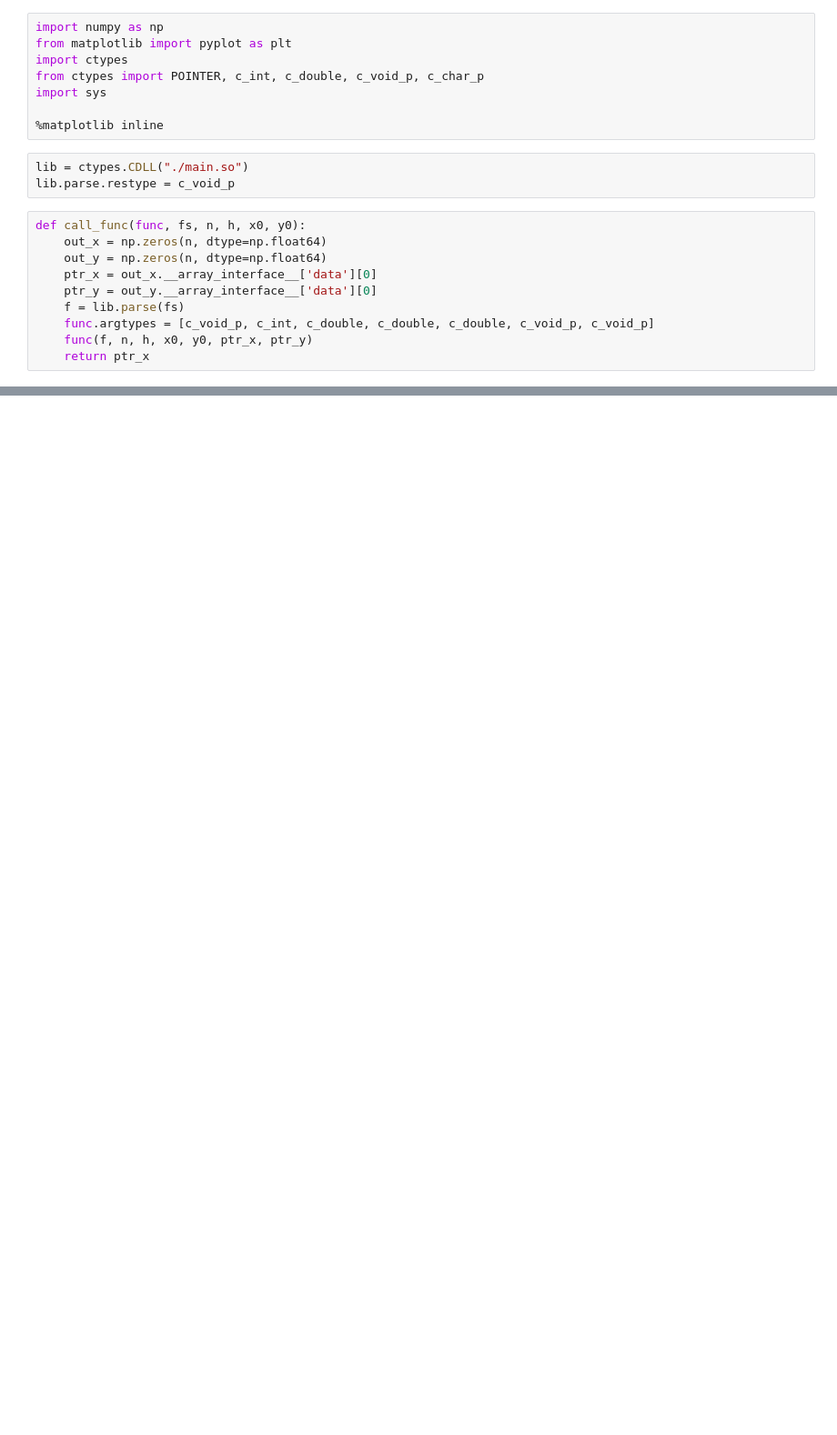
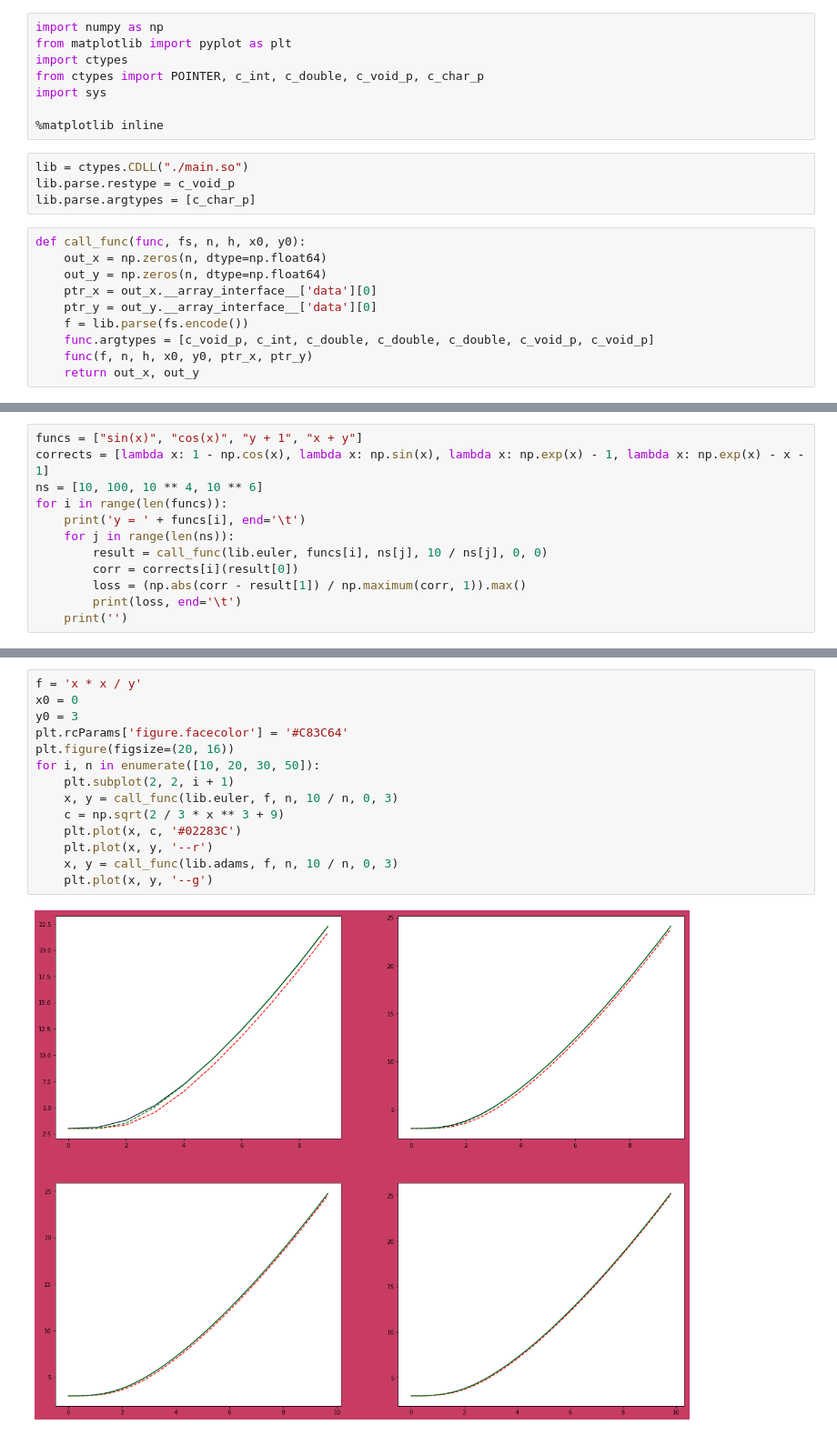
Before and after one commit to MEGIKS/DE_euler_method, a Jupyter notebook: visual.ipynb, the cells around one changed output, grey strips where cells are left out. Shown: that part at 91% size. Drawn from its saved outputs; the diff is of its cells as text; blank space fills up the shorter version.

Commit message:
Graphics

```diff
--- a/visual.ipynb
+++ b/visual.ipynb
@@ -9,16 +9,17 @@ import sys
 # %%
 lib = ctypes.CDLL("./main.so")
 lib.parse.restype = c_void_p
+lib.parse.argtypes = [c_char_p]
 # %%
 def call_func(func, fs, n, h, x0, y0):
     out_x = np.zeros(n, dtype=np.float64)
     out_y = np.zeros(n, dtype=np.float64)
     ptr_x = out_x.__array_interface__['data'][0]
     ptr_y = out_y.__array_interface__['data'][0]
-    f = lib.parse(fs)
+    f = lib.parse(fs.encode())
     func.argtypes = [c_void_p, c_int, c_double, c_double, c_double, c_void_p, c_void_p]
     func(f, n, h, x0, y0, ptr_x, ptr_y)
-    return ptr_x
+    return out_x, out_y
 # %%
 call_func(lib.euler, 'sin(x)', 10, 0.2, 0.0, 0.0)
 # %% [output]
@@ -27,0 +29,12 @@ call_func
+# %%
+funcs = ["sin(x)", "cos(x)", "y + 1", "x + y"]
+corrects = [lambda x: 1 - np.cos(x), lambda x: np.sin(x), lambda x: np.exp(x) - 1, lambda x: np.exp(x) - x - 1]
+ns = [10, 100, 10 ** 4, 10 ** 6]
+for i in range(len(funcs)):
+    print('y = ' + funcs[i], end='\t')
+    for j in range(len(ns)):
+        result = call_func(lib.euler, funcs[i], ns[j], 10 / ns[j], 0, 0)
+        corr = corrects[i](result[0])
+        loss = (np.abs(corr - result[1]) / np.maximum(corr, 1)).max()
+        print(loss, end='\t')
+    print('')
@@ -27,0 +46,16 @@ call_func
+# %%
+f = 'x * x / y'
+x0 = 0
+y0 = 3
+plt.rcParams['figure.facecolor'] = '#C83C64'
+plt.figure(figsize=(20, 16))
+for i, n in enumerate([10, 20, 30, 50]):
+    plt.subplot(2, 2, i + 1)
+    x, y = call_func(lib.euler, f, n, 10 / n, 0, 3)
+    c = np.sqrt(2 / 3 * x ** 3 + 9)
+    plt.plot(x, c, '#02283C')
+    plt.plot(x, y, '--r')
+    x, y = call_func(lib.adams, f, n, 10 / n, 0, 3)
+    plt.plot(x, y, '--g')
+# %% [output]
+[figure, added]
```
Also changed, not shown: parts of 3 cells of this notebook, 6 other files.
